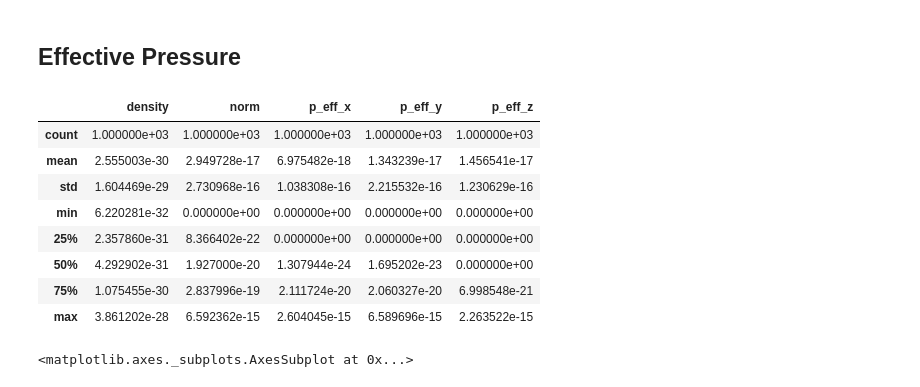
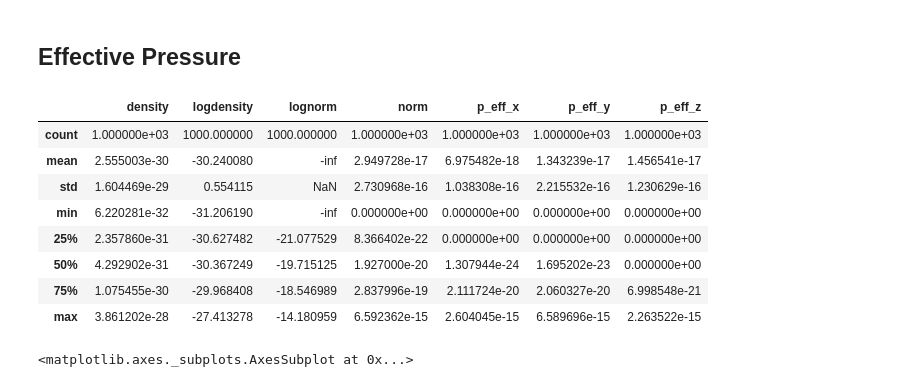
Before and after one commit to rasmi/deviant-cosmology, a Jupyter notebook: plots/convolution/effective_pressure.ipynb, the cells around one changed output. Saved outputs shown, nothing was run; the diff lists cells and outputs as text; code cells hidden in the pictures.

```diff
--- a/plots/convolution/effective_pressure.ipynb
+++ b/plots/convolution/effective_pressure.ipynb
@@ -16,18 +16,27 @@ p_eff_z = np.array(effective_pressure_file['p_eff_z'][:])
 density = np.array(effective_pressure_file['density'][:])
 norm = np.sqrt(np.square(p_eff_x) + np.square(p_eff_y) + np.square(p_eff_z))
 # %%
-effective_pressure = pd.DataFrame({'p_eff_x': p_eff_x, 'p_eff_y': p_eff_y, 'p_eff_z': p_eff_z, 'norm': norm, 'density': density})
+effective_pressure = pd.DataFrame(
+    {'p_eff_x': p_eff_x,
+     'p_eff_y': p_eff_y,
+     'p_eff_z': p_eff_z,
+     'norm': norm,
+     'density': density,
+     'lognorm': np.log10(norm),
+     'logdensity': np.log10(density)
+    }
+)
 effective_pressure.describe()
 # %% [output]
-|  | density | norm | p_eff_x | p_eff_y | p_eff_z |
-| count | 1.000000e+03 | 1.000000e+03 | 1.000000e+03 | 1.000000e+03 | 1.000000e+03 |
-| mean | 2.555003e-30 | 2.949728e-17 | 6.975482e-18 | 1.343239e-17 | 1.456541e-17 |
-| std | 1.604469e-29 | 2.730968e-16 | 1.038308e-16 | 2.215532e-16 | 1.230629e-16 |
-| min | 6.220281e-32 | 0.000000e+00 | 0.000000e+00 | 0.000000e+00 | 0.000000e+00 |
-| 25% | 2.357860e-31 | 8.366402e-22 | 0.000000e+00 | 0.000000e+00 | 0.000000e+00 |
-| 50% | 4.292902e-31 | 1.927000e-20 | 1.307944e-24 | 1.695202e-23 | 0.000000e+00 |
-| 75% | 1.075455e-30 | 2.837996e-19 | 2.111724e-20 | 2.060327e-20 | 6.998548e-21 |
-| max | 3.861202e-28 | 6.592362e-15 | 2.604045e-15 | 6.589696e-15 | 2.263522e-15 |
+|  | density | logdensity | lognorm | norm | p_eff_x | p_eff_y | p_eff_z |
+| count | 1.000000e+03 | 1000.000000 | 1000.000000 | 1.000000e+03 | 1.000000e+03 | 1.000000e+03 | 1.000000e+03 |
+| mean | 2.555003e-30 | -30.240080 | -inf | 2.949728e-17 | 6.975482e-18 | 1.343239e-17 | 1.456541e-17 |
+| std | 1.604469e-29 | 0.554115 | NaN | 2.730968e-16 | 1.038308e-16 | 2.215532e-16 | 1.230629e-16 |
+| min | 6.220281e-32 | -31.206190 | -inf | 0.000000e+00 | 0.000000e+00 | 0.000000e+00 | 0.000000e+00 |
+| 25% | 2.357860e-31 | -30.627482 | -21.077529 | 8.366402e-22 | 0.000000e+00 | 0.000000e+00 | 0.000000e+00 |
+| 50% | 4.292902e-31 | -30.367249 | -19.715125 | 1.927000e-20 | 1.307944e-24 | 1.695202e-23 | 0.000000e+00 |
+| 75% | 1.075455e-30 | -29.968408 | -18.546989 | 2.837996e-19 | 2.111724e-20 | 2.060327e-20 | 6.998548e-21 |
+| max | 3.861202e-28 | -27.413278 | -14.180959 | 6.592362e-15 | 2.604045e-15 | 6.589696e-15 | 2.263522e-15 |
 # %%
 effective_pressure.plot.scatter(x='density', y='p_eff_x', loglog=True, ylim=[10e-25,10e-14], fontsize=20)
 # %% [output]
```
Also changed, not shown: parts of 1 cell of this notebook, 3 other files.
